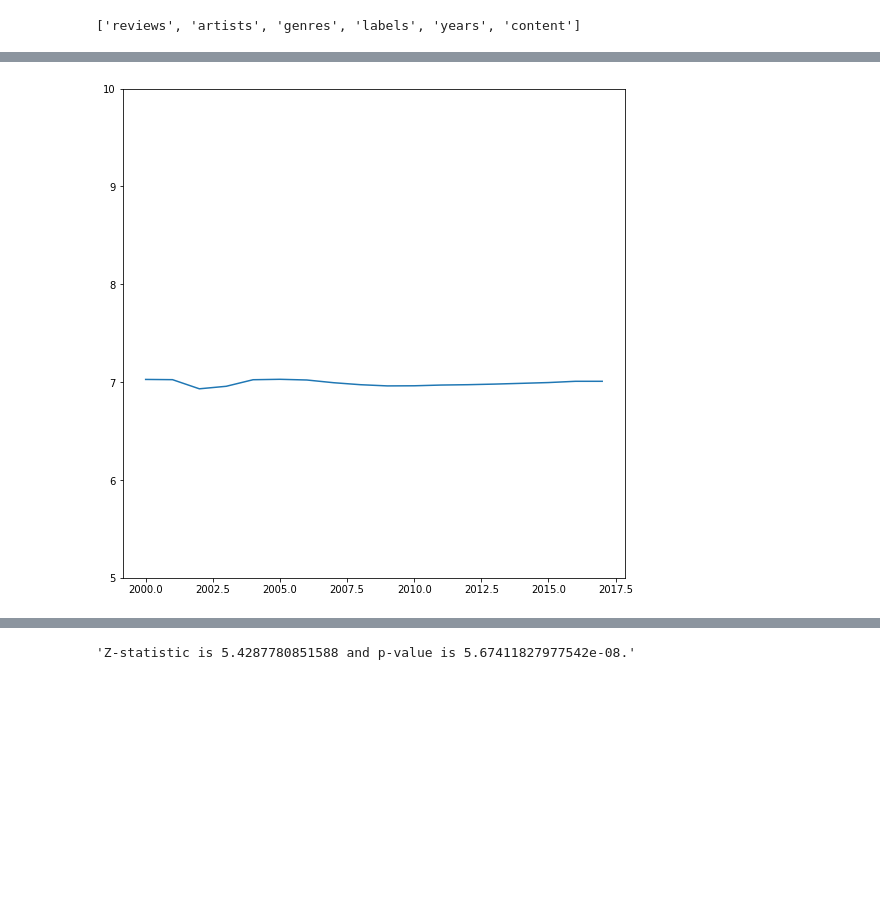
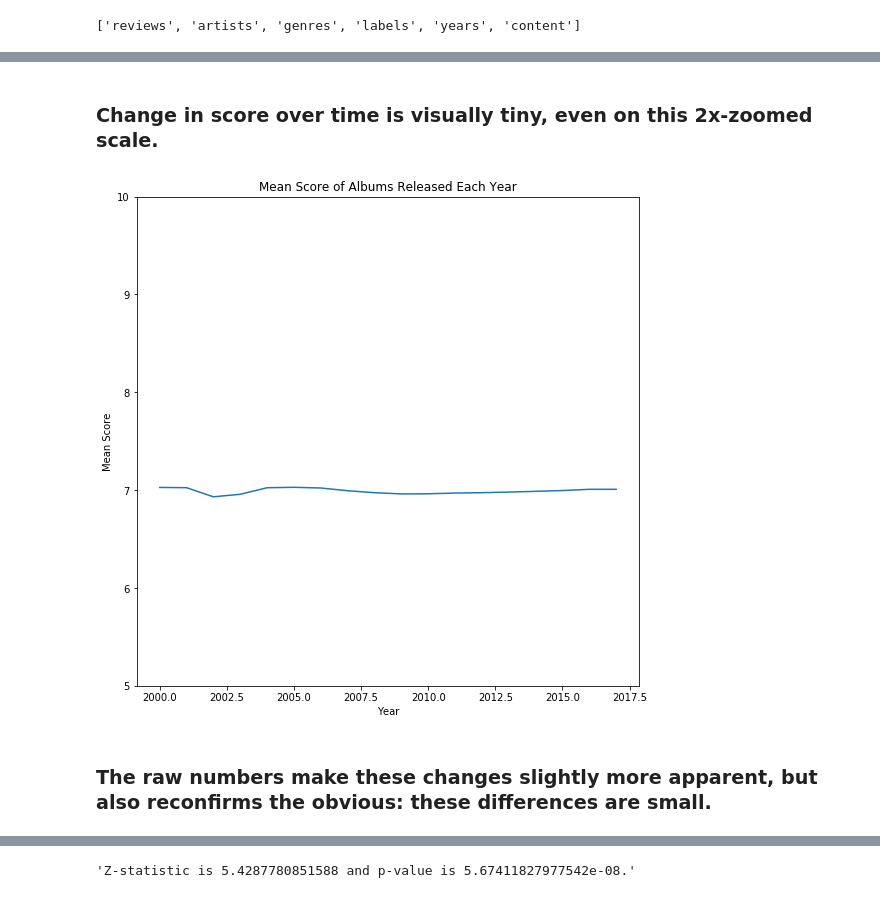
Before and after one commit to worldyne/module2_final_project, a Jupyter notebook: scores_over_time.ipynb, the cells around one changed output, grey strips where cells are left out. Saved outputs shown, nothing was run; the diff lists cells and outputs as text; code cells hidden in the pictures; blank space fills up the shorter version.

```diff
--- a/scores_over_time.ipynb
+++ b/scores_over_time.ipynb
@@ -50,16 +68,23 @@ range_1['score'].mean(), range_2['score'].mean()
+# %% [markdown]
+### Change in score over time is visually tiny, even on this 2x-zoomed scale.
 # %%
-# data is already sorted by pub_date
+# Data was previously sorted by album release year during our SQL query
 year_scores = []
 years = list(range(2000, 2018))
 for year in years:
     year_data = df[df['year'] <= year]
     year_scores.append(year_data['score'].mean())
 
 plt.figure(figsize=(9,9))
+plt.title('Mean Score of Albums Released Each Year')
+plt.xlabel('Year')
+plt.ylabel('Mean Score')
 plt.ylim(5, 10)
-plt.plot(years, year_scores);
+sns.lineplot(years, year_scores);
 # %% [output]
-[figure, old version]
+[figure, new version]
+# %% [markdown]
+### The raw numbers make these changes slightly more apparent, but also reconfirms the obvious: these differences are small.
 # %%
 year_scores
 # %% [output]
```
Also changed, not shown: parts of 27 cells of this notebook.
